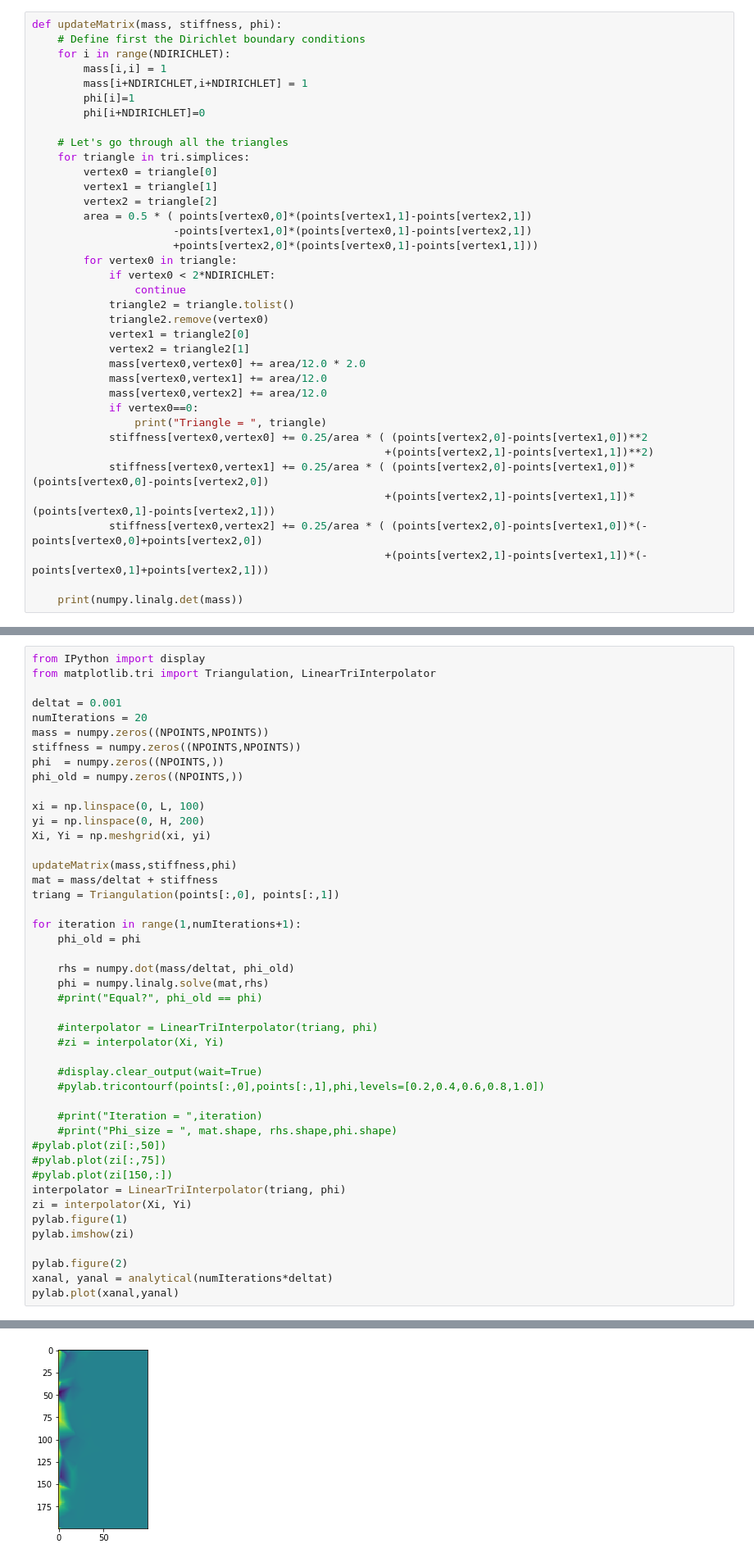
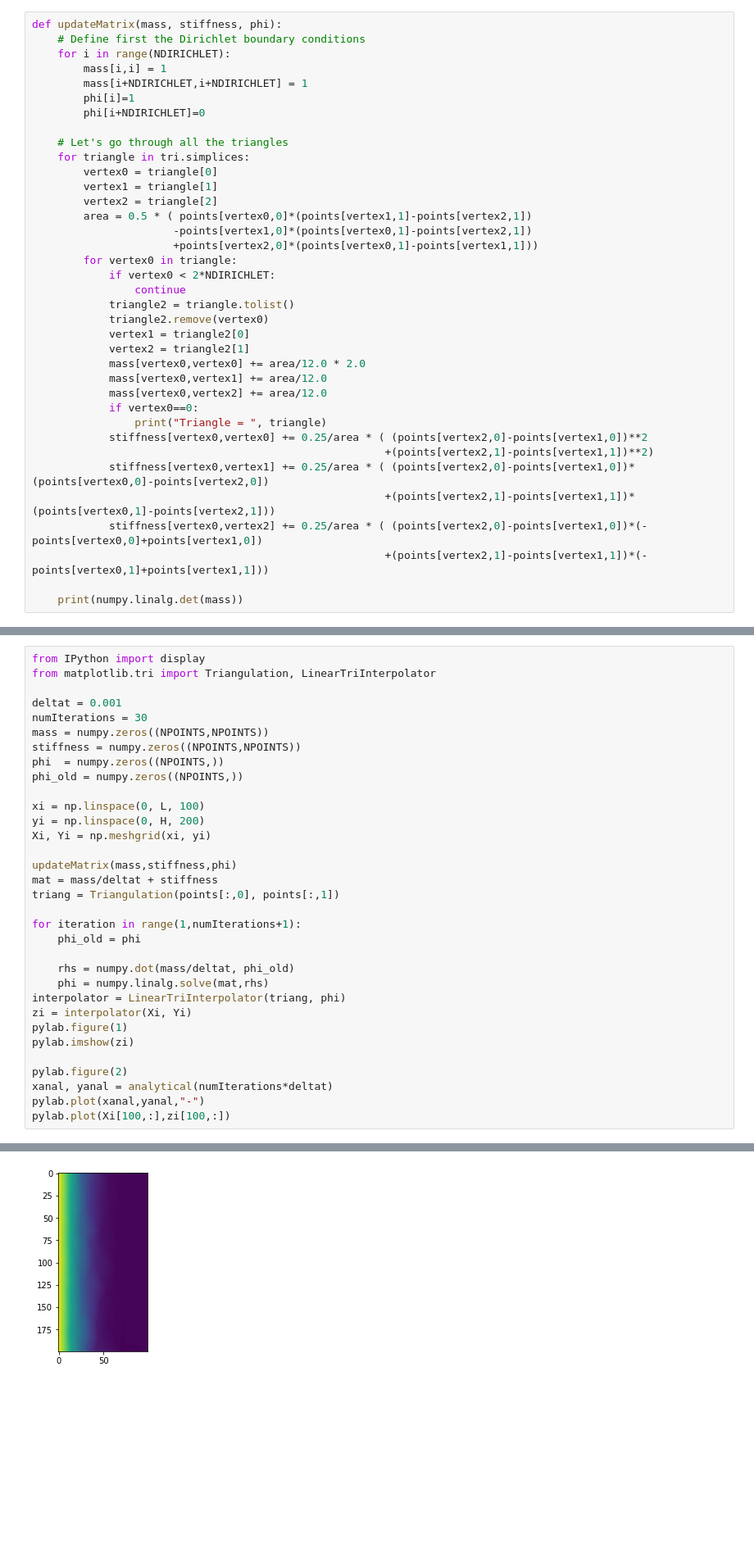
Before and after one commit to Mouhcine-56/FiniteElementADE, a Jupyter notebook: finite_element_ade.ipynb, the cells around one changed output, grey strips where cells are left out. Shown at 82% size. Saved outputs shown, nothing was run; the diff lists cells and outputs as text; blank space fills up the shorter version.

```diff
--- a/finite_element_ade.ipynb
+++ b/finite_element_ade.ipynb
@@ -457,8 +457,8 @@ def updateMatrix(mass, stiffness, phi):
                                                        +(points[vertex2,1]-points[vertex1,1])**2)
             stiffness[vertex0,vertex1] += 0.25/area * ( (points[vertex2,0]-points[vertex1,0])*(points[vertex0,0]-points[vertex2,0])
                                                        +(points[vertex2,1]-points[vertex1,1])*(points[vertex0,1]-points[vertex2,1]))
-            stiffness[vertex0,vertex2] += 0.25/area * ( (points[vertex2,0]-points[vertex1,0])*(-points[vertex0,0]+points[vertex2,0])
-                                                       +(points[vertex2,1]-points[vertex1,1])*(-points[vertex0,1]+points[vertex2,1]))
+            stiffness[vertex0,vertex2] += 0.25/area * ( (points[vertex2,0]-points[vertex1,0])*(-points[vertex0,0]+points[vertex1,0])
+                                                       +(points[vertex2,1]-points[vertex1,1])*(-points[vertex0,1]+points[vertex1,1]))
 
     print(numpy.linalg.det(mass))
 # %%
@@ -477,47 +477,35 @@ from IPython import display
 from matplotlib.tri import Triangulation, LinearTriInterpolator
 
 deltat = 0.001
-numIterations = 20
+numIterations = 30
 mass = numpy.zeros((NPOINTS,NPOINTS))
 stiffness = numpy.zeros((NPOINTS,NPOINTS))
 phi  = numpy.zeros((NPOINTS,))
 phi_old = numpy.zeros((NPOINTS,))
 
 xi = np.linspace(0, L, 100)
 yi = np.linspace(0, H, 200)
 Xi, Yi = np.meshgrid(xi, yi)
 
 updateMatrix(mass,stiffness,phi)
 mat = mass/deltat + stiffness
 triang = Triangulation(points[:,0], points[:,1])
 
 for iteration in range(1,numIterations+1):
     phi_old = phi
 
     rhs = numpy.dot(mass/deltat, phi_old)
     phi = numpy.linalg.solve(mat,rhs)
-    #print("Equal?", phi_old == phi)
-
-    #interpolator = LinearTriInterpolator(triang, phi)
-    #zi = interpolator(Xi, Yi)
-
-    #display.clear_output(wait=True)
-    #pylab.tricontourf(points[:,0],points[:,1],phi,levels=[0.2,0.4,0.6,0.8,1.0])
-
-    #print("Iteration = ",iteration)
-    #print("Phi_size = ", mat.shape, rhs.shape,phi.shape)
-#pylab.plot(zi[:,50])
-#pylab.plot(zi[:,75])
-#pylab.plot(zi[150,:])
 interpolator = LinearTriInterpolator(triang, phi)
 zi = interpolator(Xi, Yi)
 pylab.figure(1)
 pylab.imshow(zi)
 
 pylab.figure(2)
 xanal, yanal = analytical(numIterations*deltat)
-pylab.plot(xanal,yanal)
+pylab.plot(xanal,yanal,"-")
+pylab.plot(Xi[100,:],zi[100,:])
 # %% [output]
 0.0
 [<matplotlib.lines.Line2D at 0x...>]
-[figure, old version]
+[figure, new version]
```
Also changed, not shown: parts of 5 cells of this notebook.
